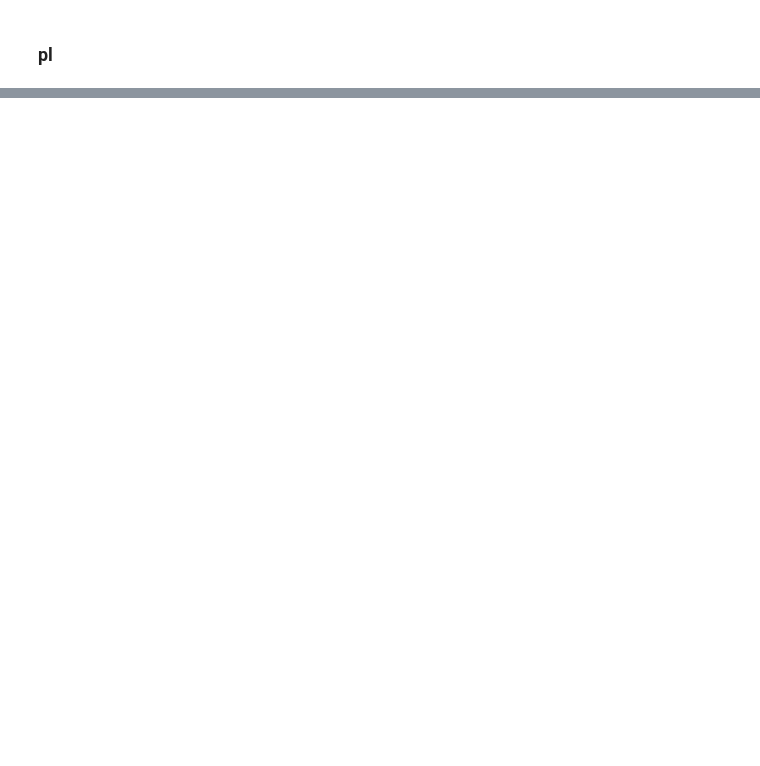
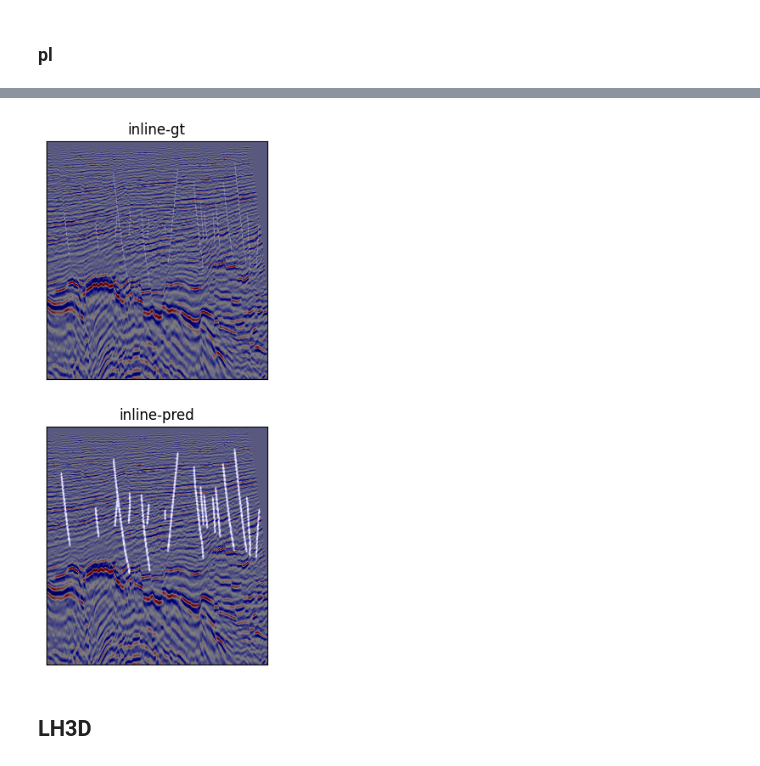
Before and after one commit to zezeze97/Fault_Recong, a Jupyter notebook: visualize_new.ipynb, the cells around one changed output, grey strips where cells are left out. Drawn from its saved outputs; the diff is of its cells as text; code cells hidden in the pictures; blank space fills up the shorter version.

```diff
--- a/visualize_new.ipynb
+++ b/visualize_new.ipynb
@@ -179,0 +184,24 @@ plt.show()
+# %%
+seis = segyio.tools.cube('./Fault_data/project_data_v2/GYX/seis/GYX3D2018-PSDM-VTI-CG1203-400Km2-DP-50.sgy')
+gt = segyio.tools.cube('./Fault_data/project_data_v2/GYX/faults/faults.sgy')
+pred = np.load(os.path.join(pred_root_path, 'project_data_v2_pred/GYX/score.npy'), mmap_mode='r')
+# %%
+th = 0.46
+idx = 7
+plt.rcParams["figure.figsize"] = (20, 8)
+fig, ax=plt.subplots(2,1)
+ax[0].imshow(seis[idx, :, :].T, cmap='seismic')
+ax[0].imshow(gt[idx, :, :].T, cmap='gray', alpha=0.5)
+ax[0].axes.set_title('inline-gt')
+ax[0].axes.xaxis.set_visible(False)
+ax[0].axes.yaxis.set_visible(False)
+ax[1].imshow(seis[idx, :, :].T, cmap='seismic')
+ax[1].imshow((pred[idx, :, :] > th).astype(np.uint8).T, cmap='gray', alpha=0.5)
+ax[1].axes.set_title('inline-pred')
+ax[1].axes.xaxis.set_visible(False)
+ax[1].axes.yaxis.set_visible(False)
+plt.show()
+# %% [output]
+[figure, added]
+# %% [markdown]
+## LH3D
```
Also changed, not shown: parts of 13 cells of this notebook, 1 other file.
